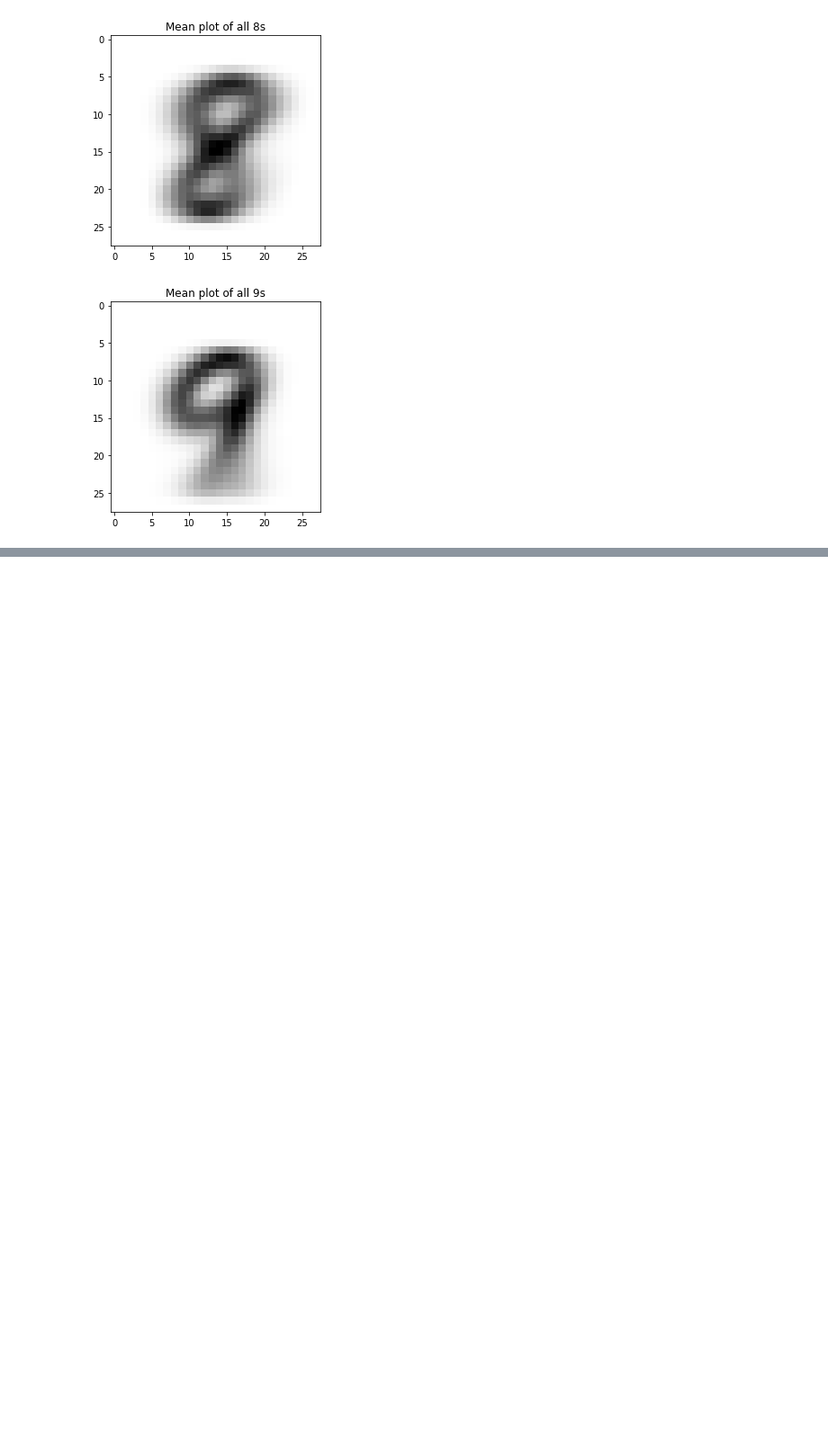
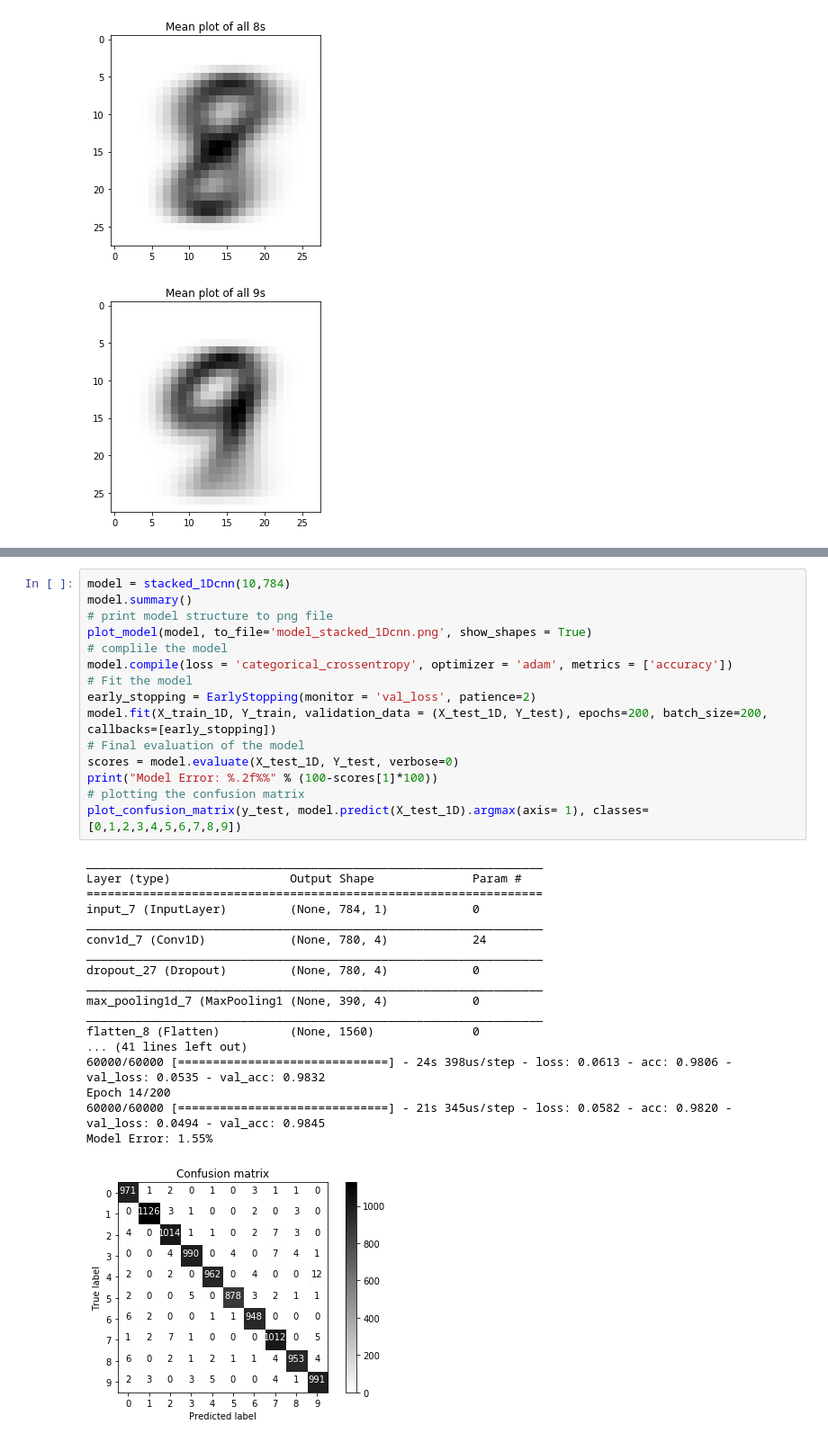
Before and after one commit to nildip/DeepLearn_NUMBERS, a Jupyter notebook: MNIST.ipynb, the cells around one changed output, grey strips where cells are left out. Shown at 90% size. Saved outputs shown, nothing was run; the diff lists cells and outputs as text; blank space fills up the shorter version.

```diff
--- a/MNIST.ipynb
+++ b/MNIST.ipynb
@@ -206,2 +157,36 @@ Y_test = np_utils.to_categorical(y_test)
+# %%
+model = stacked_1Dcnn(10,784)
+model.summary()
+# print model structure to png file
+plot_model(model, to_file='model_stacked_1Dcnn.png', show_shapes = True)
+# complile the model
+model.compile(loss = 'categorical_crossentropy', optimizer = 'adam', metrics = ['accuracy'])
+# Fit the model
+early_stopping = EarlyStopping(monitor = 'val_loss', patience=2)
+model.fit(X_train_1D, Y_train, validation_data = (X_test_1D, Y_test), epochs=200, batch_size=200, callbacks=[early_stopping])
+# Final evaluation of the model
+scores = model.evaluate(X_test_1D, Y_test, verbose=0)
+print("Model Error: %.2f%%" % (100-scores[1]*100))
+# plotting the confusion matrix
+plot_confusion_matrix(y_test, model.predict(X_test_1D).argmax(axis= 1), classes=[0,1,2,3,4,5,6,7,8,9])
+# %% [output]
+_________________________________________________________________
+Layer (type)                 Output Shape              Param #
+=================================================================
+input_7 (InputLayer)         (None, 784, 1)            0
+_________________________________________________________________
+conv1d_7 (Conv1D)            (None, 780, 4)            24
+_________________________________________________________________
+dropout_27 (Dropout)         (None, 780, 4)            0
+_________________________________________________________________
+max_pooling1d_7 (MaxPooling1 (None, 390, 4)            0
+_________________________________________________________________
+flatten_8 (Flatten)          (None, 1560)              0
+... (41 lines left out)
+60000/60000 [==============================] - 24s 398us/step - loss: 0.0613 - acc: 0.9806 - val_loss: 0.0535 - val_acc: 0.9832
+Epoch 14/200
+60000/60000 [==============================] - 21s 345us/step - loss: 0.0582 - acc: 0.9820 - val_loss: 0.0494 - val_acc: 0.9845
+Model Error: 1.55%
+[figure, added]
 # %%
 model = stacked_2Dcnn(10,28,28)
```
Also changed, not shown: parts of 17 cells of this notebook.
